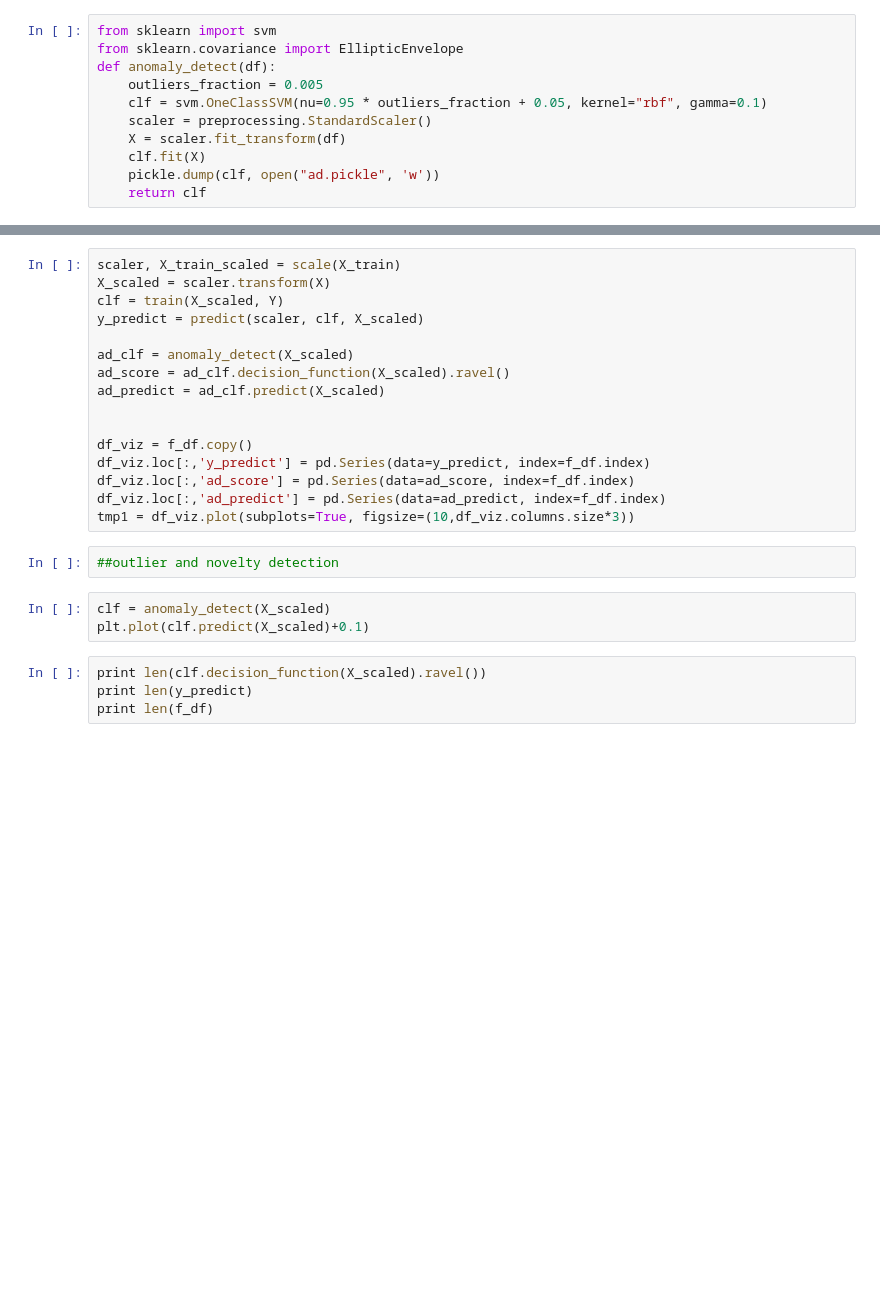
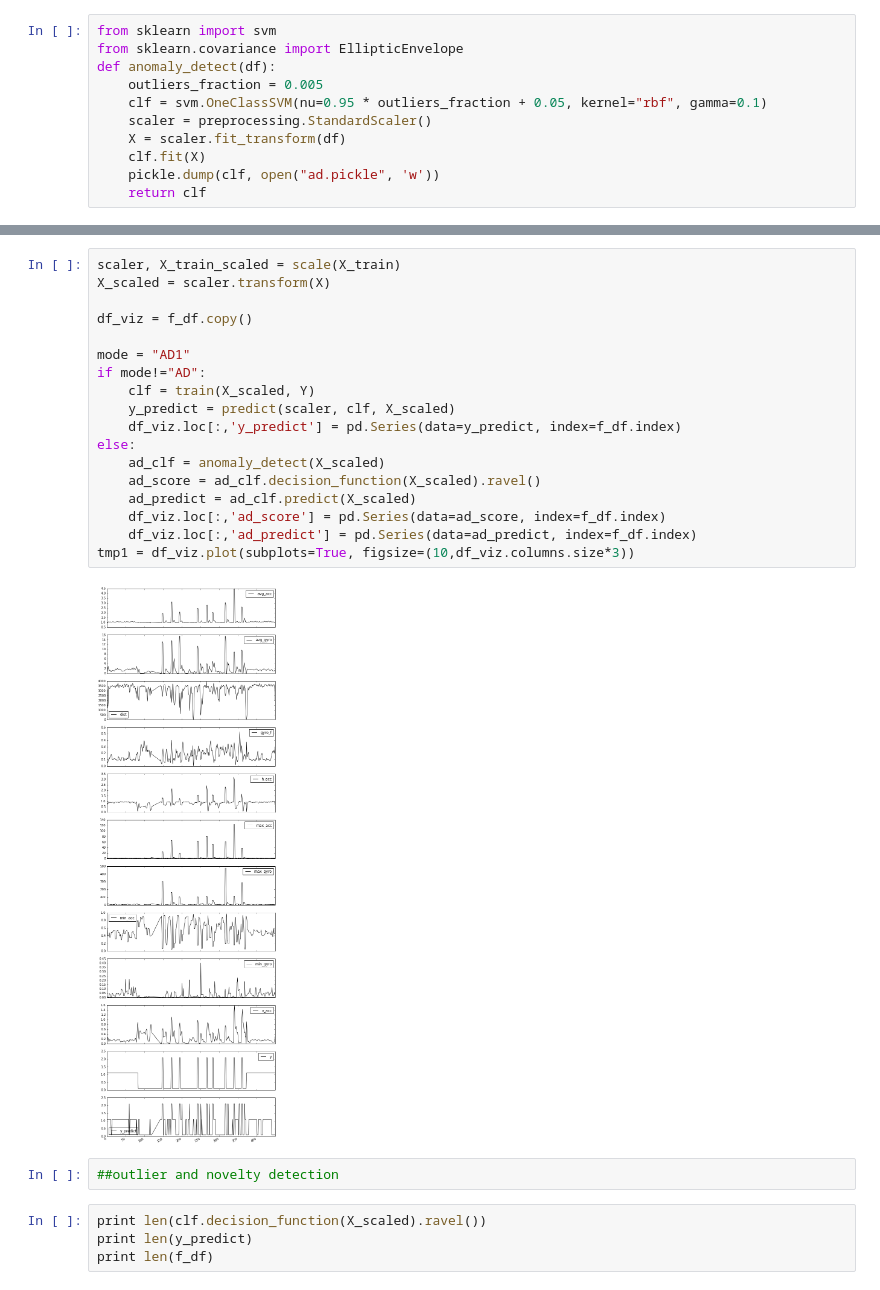
Before and after one commit to karthikv2k/sequoia_ml, a Jupyter notebook: notebooks/data-viz.ipynb, the cells around one changed output, grey strips where cells are left out. Drawn from its saved outputs; the diff is of its cells as text; blank space fills up the shorter version.

```diff
--- a/notebooks/data-viz.ipynb
+++ b/notebooks/data-viz.ipynb
@@ -204,24 +252,25 @@ f_df.loc[(f_df["y"]==2.1) & (f_df['max_acc']<20), 'y'] = 0.1
 # %%
 scaler, X_train_scaled = scale(X_train)
 X_scaled = scaler.transform(X)
-clf = train(X_scaled, Y)
-y_predict = predict(scaler, clf, X_scaled)
-
-ad_clf = anomaly_detect(X_scaled)
-ad_score = ad_clf.decision_function(X_scaled).ravel()
-ad_predict = ad_clf.predict(X_scaled)
-
 
 df_viz = f_df.copy()
-df_viz.loc[:,'y_predict'] = pd.Series(data=y_predict, index=f_df.index)
-df_viz.loc[:,'ad_score'] = pd.Series(data=ad_score, index=f_df.index)
-df_viz.loc[:,'ad_predict'] = pd.Series(data=ad_predict, index=f_df.index)
+
+mode = "AD1"
+if mode!="AD":
+    clf = train(X_scaled, Y)
+    y_predict = predict(scaler, clf, X_scaled)
+    df_viz.loc[:,'y_predict'] = pd.Series(data=y_predict, index=f_df.index)
+else:
+    ad_clf = anomaly_detect(X_scaled)
+    ad_score = ad_clf.decision_function(X_scaled).ravel()
+    ad_predict = ad_clf.predict(X_scaled)
+    df_viz.loc[:,'ad_score'] = pd.Series(data=ad_score, index=f_df.index)
+    df_viz.loc[:,'ad_predict'] = pd.Series(data=ad_predict, index=f_df.index)
 tmp1 = df_viz.plot(subplots=True, figsize=(10,df_viz.columns.size*3))
+# %% [output]
+[figure, added]
 # %%
 ##outlier and novelty detection
-# %%
-clf = anomaly_detect(X_scaled)
-plt.plot(clf.predict(X_scaled)+0.1)
 # %%
 print len(clf.decision_function(X_scaled).ravel())
 print len(y_predict)
```
Also changed, not shown: parts of 12 cells of this notebook, 4 other files.
